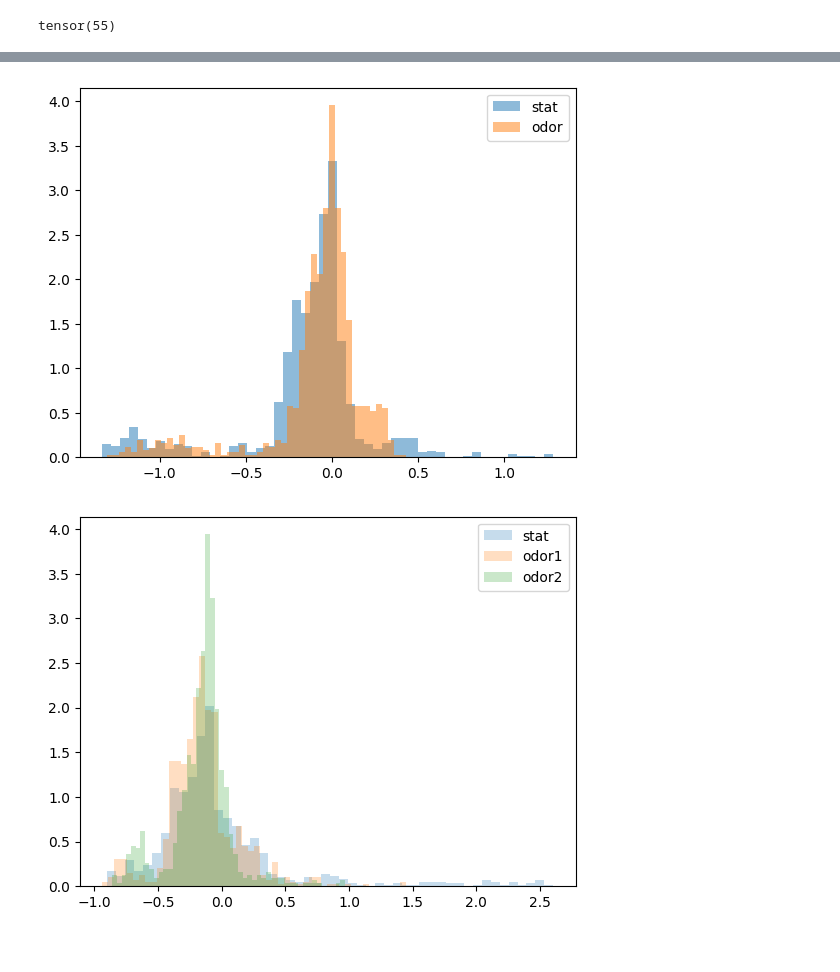
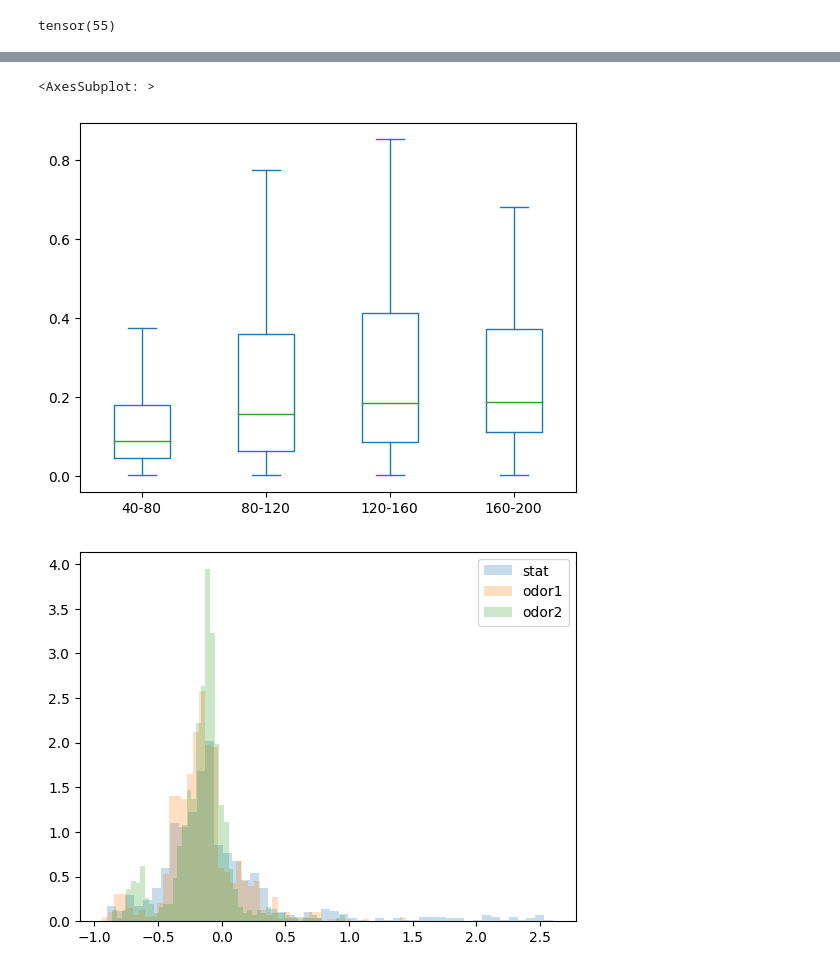
Before and after one commit to chinsengi/score_RNN, a Jupyter notebook: misc.ipynb, the cells around one changed output, grey strips where cells are left out. Cells and saved outputs as stored; diff of their text form; code cells hidden in the pictures.

Commit message:
plot dist

```diff
--- a/misc.ipynb
+++ b/misc.ipynb
@@ -226,8 +211,8 @@ neuron_list = range(5)
 for neuron_idx in neuron_list:
     # diff = data.activity_worms[180:280,:,neuron_idx] - data.activity_worms[179:279,:,neuron_idx]
     diff = data.activity_worms[2:80,:,neuron_idx] - data.activity_worms[1:79,:,neuron_idx]
-    plt.hist(diff.flatten(), density=True, bins=100)
-    plt.show()
+    # plt.hist(diff.flatten(), density=True, bins=100)
+    # plt.show()
     # print(torch.mean(diff), torch.std(diff))
     if shapiro(diff.flatten())[1]>0.001:
         print(neuron_idx, shapiro(diff.flatten())[1])
@@ -247,13 +227,16 @@ for neuron_idx in neuron_list:
-# %%
-neuron_idx = 4
-act_stat = data.activity_worms[200:250,:,neuron_idx]
-act_odor = data.activity_worms[250:300,:,neuron_idx]
-plt.hist(act_stat.flatten(), bins=50, density=True, alpha=0.5)
-plt.hist(act_odor.flatten(), bins=50, density=True, alpha=0.5)
-plt.legend(["stat", "odor"])
-plt.show()
-# %% [output]
-[figure, removed]
+# %%
+w_dist = np.zeros((4, 189))
+for neuron_idx in range(189):
+    w_dist[0,neuron_idx] = wasserstein_distance(data.activity_worms[:40,:,neuron_idx].flatten(), data.activity_worms[40:80,:,neuron_idx].flatten())
+    w_dist[1,neuron_idx] = wasserstein_distance(data.activity_worms[:40,:,neuron_idx].flatten(), data.activity_worms[80:120,:,neuron_idx].flatten())
+    w_dist[2,neuron_idx] = wasserstein_distance(data.activity_worms[:40,:,neuron_idx].flatten(), data.activity_worms[120:160,:,neuron_idx].flatten())
+    w_dist[3,neuron_idx] = wasserstein_distance(data.activity_worms[:40,:,neuron_idx].flatten(), data.activity_worms[160:200,:,neuron_idx].flatten())
+    print
+df = pd.DataFrame(w_dist.T, columns=['40-80', '80-120', '120-160', '160-200'])
+df.plot(kind='box', showfliers=False)
+# %% [output]
+<AxesSubplot: >
+[figure, added]
 # %%
 neuron_idx = 7
 # stat_data = data.all_activity[~data.odor_mask,:,:]
```
Also changed, not shown: parts of 3 cells of this notebook.
